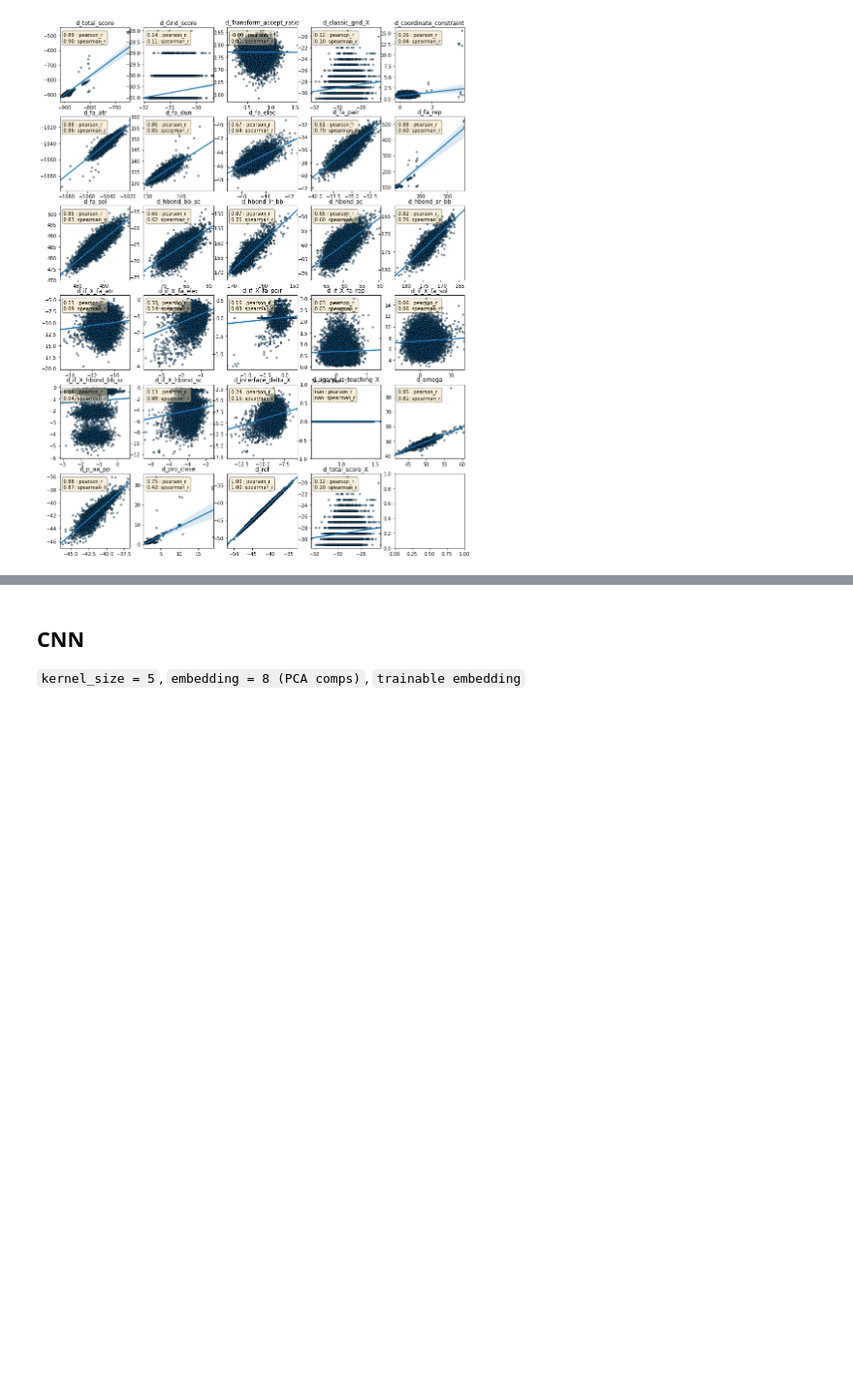
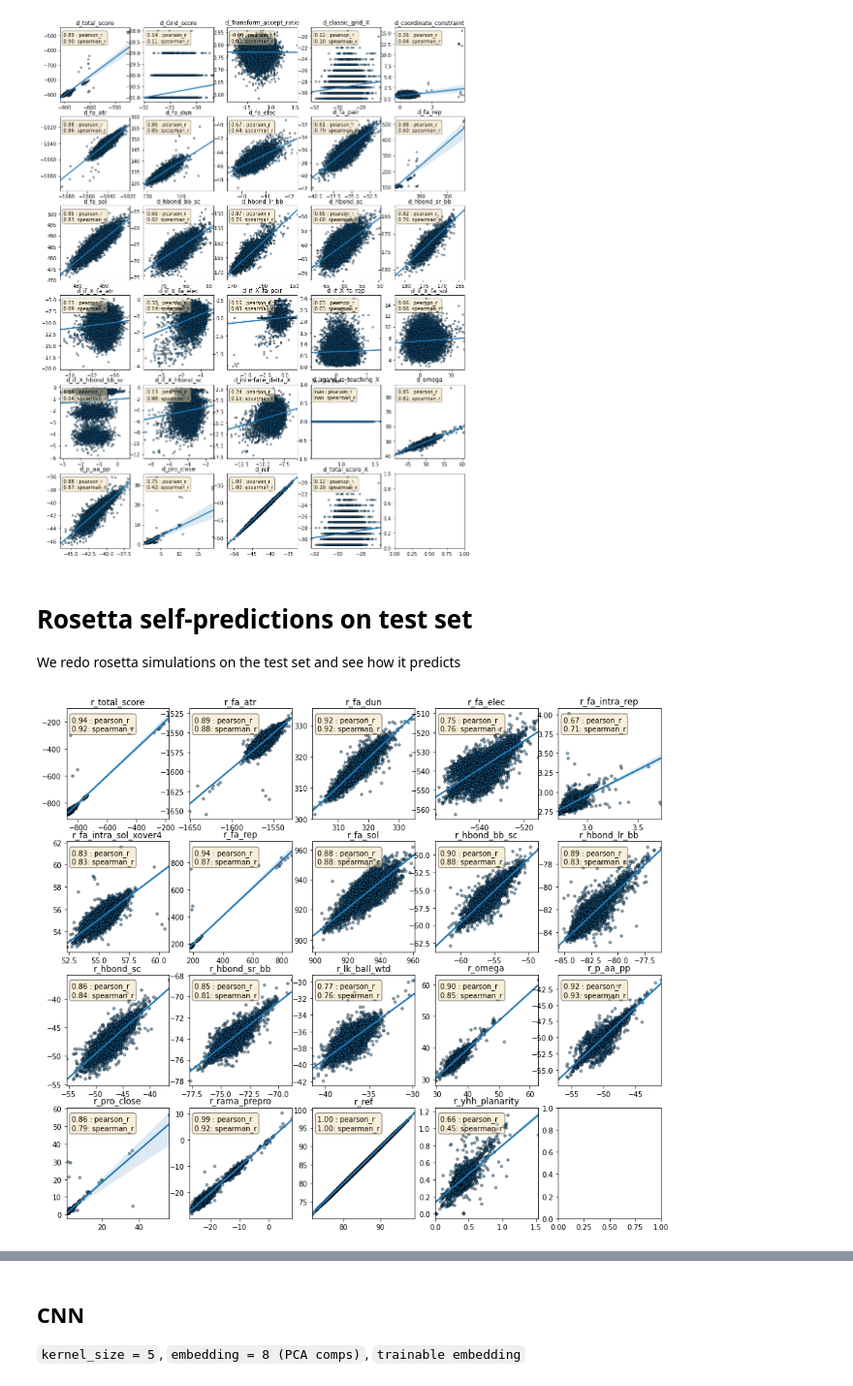
Before and after one commit to RomeroLab/sadx-latent-function, a Jupyter notebook: projects/Biochemical_Ordinal/scripts/nb_predict_rosetta_energies_summary.ipynb, the cells around one changed output, grey strips where cells are left out. Shown at 97% size. Saved outputs shown, nothing was run; the diff lists cells and outputs as text; code cells hidden in the pictures; blank space fills up the shorter version.

```diff
--- a/projects/Biochemical_Ordinal/scripts/nb_predict_rosetta_energies_summary.ipynb
+++ b/projects/Biochemical_Ordinal/scripts/nb_predict_rosetta_energies_summary.ipynb
@@ -90,0 +110,19 @@ plot_columns(column_names_to_plot=docking_column_names,
+# %% [markdown]
+# Rosetta self-predictions on test set
+
+We redo rosetta simulations on the test set and see how it predicts
+# %%
+import rosetta_db
+test2_df = pd.read_pickle(
+        rosetta_db.get_splits_dir(parent="2D") \
+            / "test2_df.pkl")
+test2_df = test2_df.drop(columns=dm.columns_to_drop)
+# drop variant column also
+test2_predictions = test2_df.iloc[:,:-1].to_numpy()
+# %%
+plot_columns(column_names_to_plot=relaxed_column_names,
+             all_columns_names=column_names,
+             predictions=test2_predictions,
+             values=retd["values"])
+# %% [output]
+[figure, added]
```
Also changed, not shown: parts of 12 cells of this notebook.
